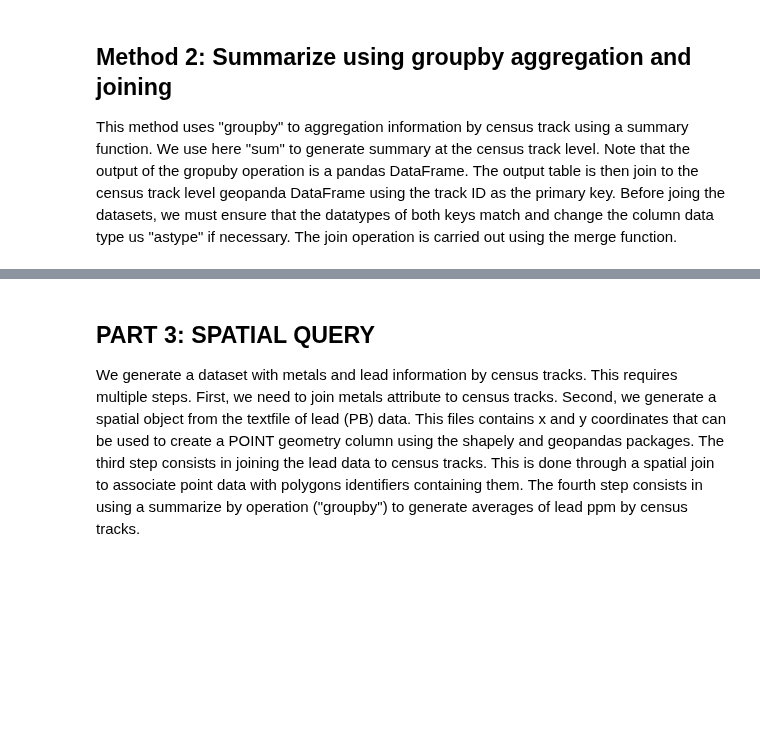
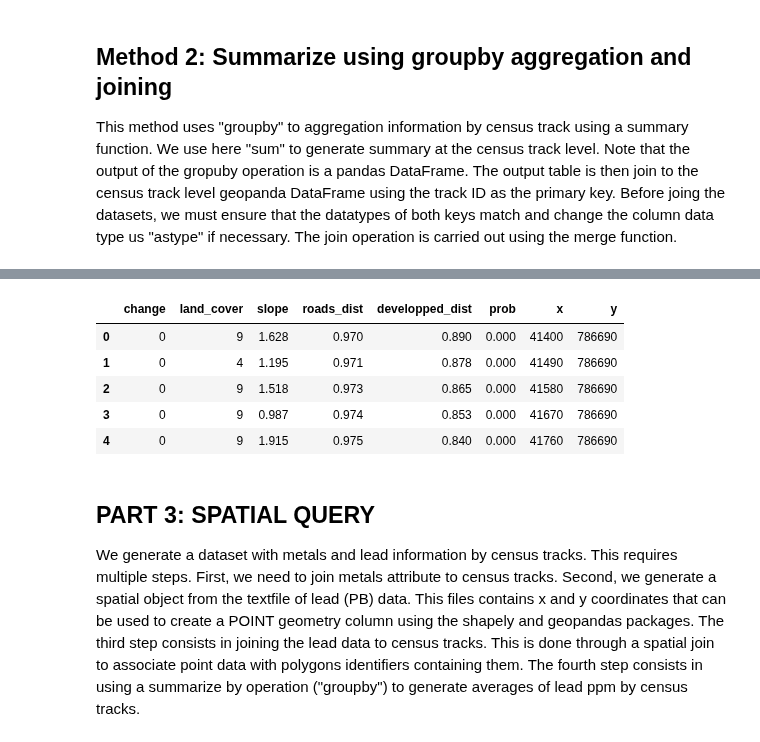
Before and after one commit to bparment1/workshops_courses_spatial_analyses, a Jupyter notebook: exercise4_land_cover_change.ipynb, the cells around one changed output, grey strips where cells are left out. Drawn from its saved outputs; the diff is of its cells as text; code cells hidden in the pictures; blank space fills up the shorter version.

```diff
--- a/exercise4_land_cover_change.ipynb
+++ b/exercise4_land_cover_change.ipynb
@@ -326,3 +351,19 @@ Text(0.5, 1.0, 'POP2000')
+# %%
+###########################################
+############# PART III: Process and prepare for land change modeling ####################
+## add this later
+
+### Let's read in the information that contains variables
+data_df = pd.read_csv(os.path.join(in_dir,data_fname))
+data_df.columns
+data_df.head()
+# %% [output]
+|  | change | land_cover | slope | roads_dist | developped_dist | prob | x | y |
+| 0 | 0 | 9 | 1.628 | 0.970 | 0.890 | 0.000 | 41400 | 786690 |
+| 1 | 0 | 4 | 1.195 | 0.971 | 0.878 | 0.000 | 41490 | 786690 |
+| 2 | 0 | 9 | 1.518 | 0.973 | 0.865 | 0.000 | 41580 | 786690 |
+| 3 | 0 | 9 | 0.987 | 0.974 | 0.853 | 0.000 | 41670 | 786690 |
+| 4 | 0 | 9 | 1.915 | 0.975 | 0.840 | 0.000 | 41760 | 786690 |
 # %% [markdown]
 ## PART 3: SPATIAL QUERY
 
```
Also changed, not shown: parts of 17 cells of this notebook.
